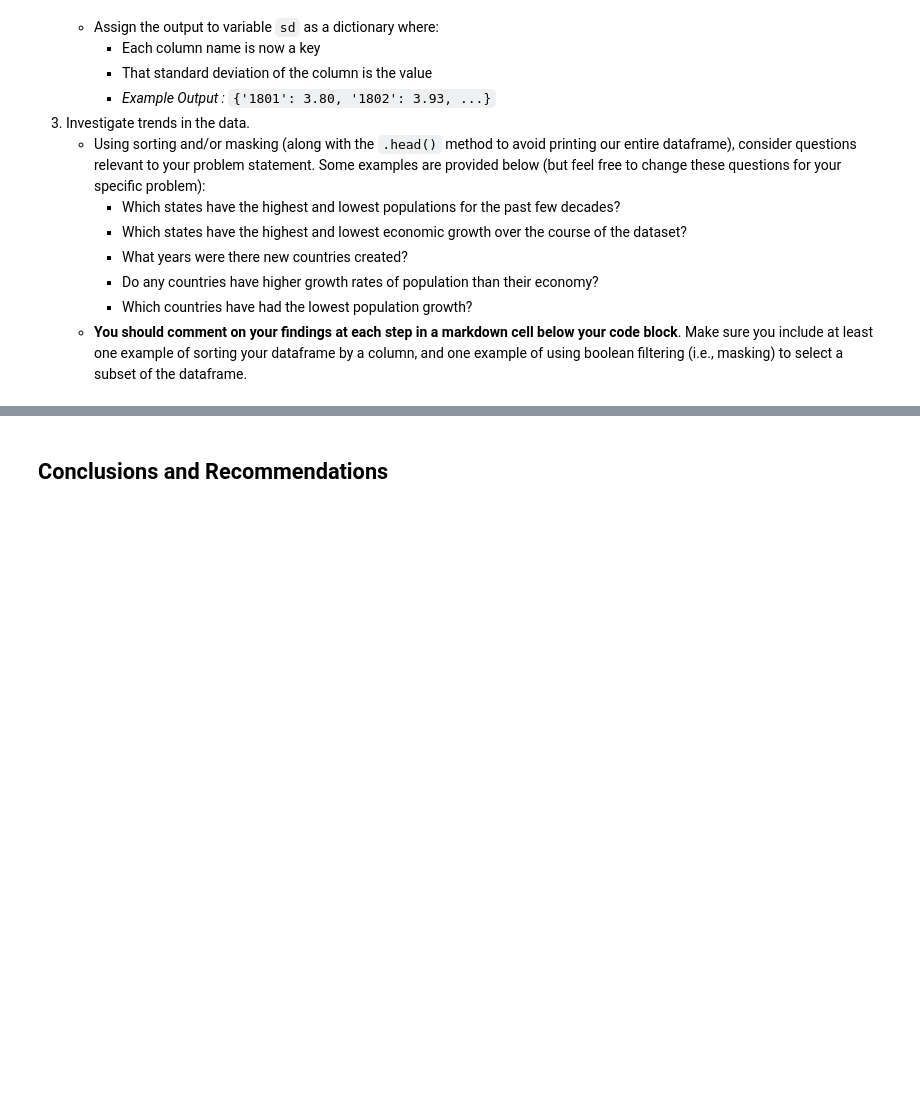
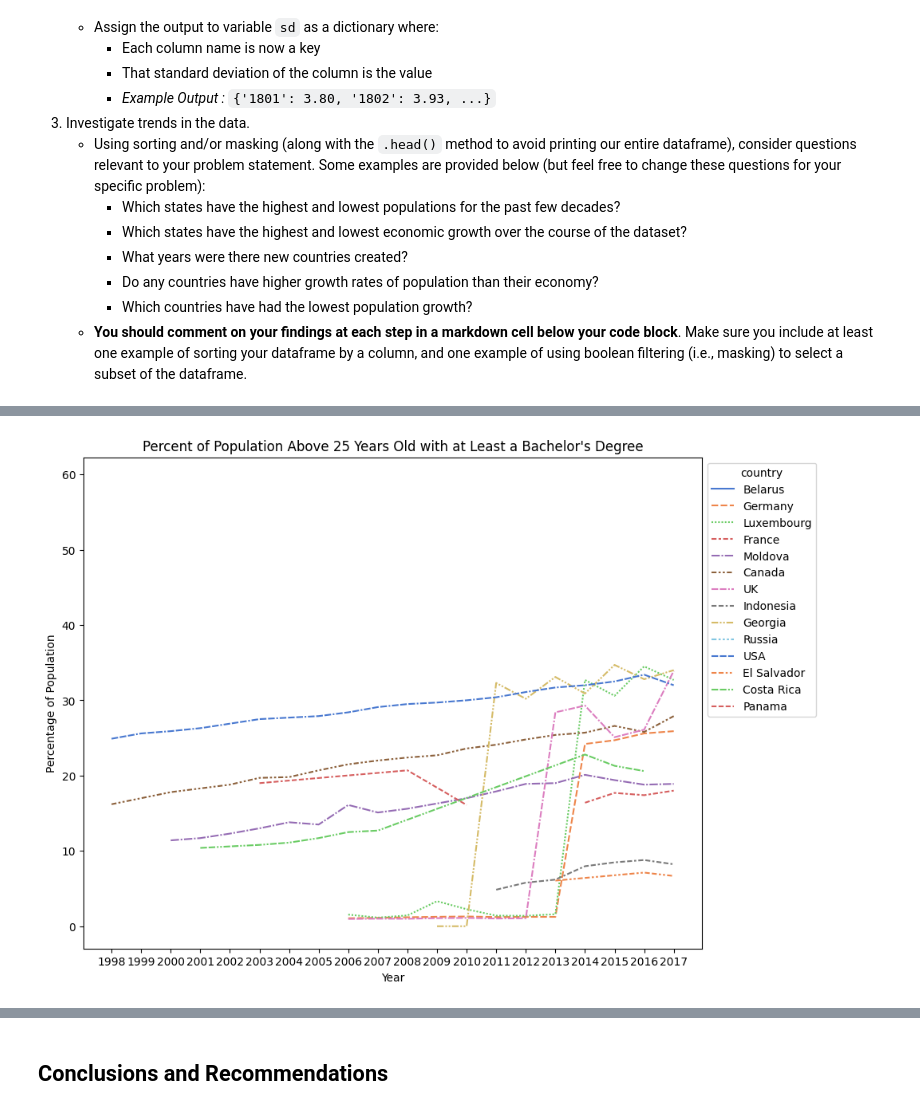
Before and after one commit to dmehta94/project-1-educational-outcomes-and-wealth-inequity, a Jupyter notebook: project1-Deval.ipynb, the cells around one changed output, grey strips where cells are left out. Cells and saved outputs as stored; diff of their text form; code cells hidden in the pictures; blank space fills up the shorter version.

```diff
--- a/project1-Deval.ipynb
+++ b/project1-Deval.ipynb
@@ -568,0 +654,9 @@ Here are some prompts to get you started with visualizations. Feel free to add a
+# %%
+plt.figure(figsize = (10,8))
+ax2 = sns.lineplot(data = trimmed_educ_attainment_ba_total.T, palette = 'muted')
+plt.title("Percent of Population Above 25 Years Old with at Least a Bachelor's Degree")
+plt.xlabel('Year')
+plt.ylabel('Percentage of Population')
+sns.move_legend(ax2, "upper left", bbox_to_anchor = (1,1));
+# %% [output]
+[figure, added]
```
Also changed, not shown: parts of 18 cells of this notebook, 6 other files.
